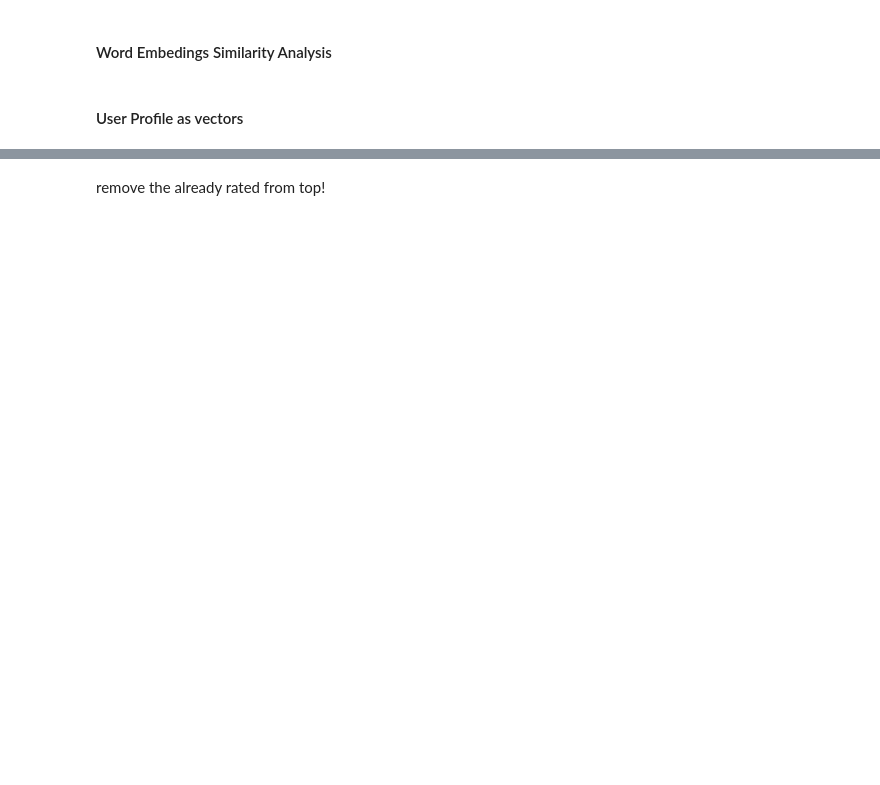
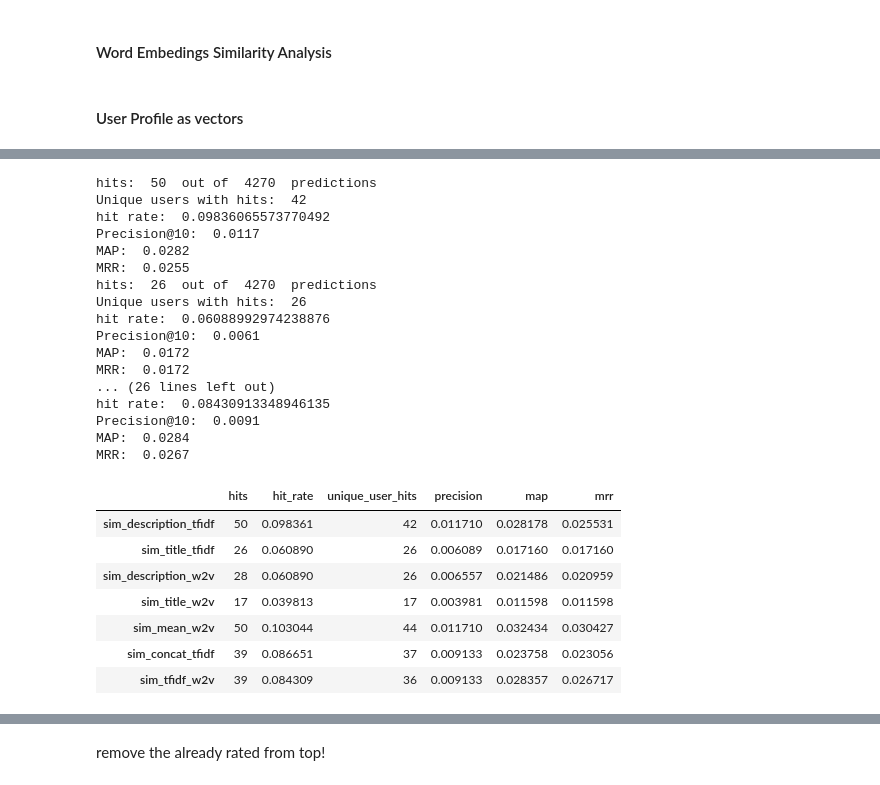
Before and after one commit to miriusz6/WRS_project, a Jupyter notebook: Project copy.ipynb, the cells around one changed output, grey strips where cells are left out. Drawn from its saved outputs; the diff is of its cells as text; code cells hidden in the pictures; blank space fills up the shorter version.

```diff
--- a/Project copy.ipynb
+++ b/Project copy.ipynb
@@ -698,7 +703,8 @@ def w2v_sum(doc,model):
             v += model[tok]
 
     if len(doc) > 0:
-        v = v/np.linalg.norm(v)
+        #v = v/np.linalg.norm(v)
+        v = v/len(doc)
     return v
 
 def w2v_doit(frame: pd.DataFrame, col_name: str, w2v_model, tokenizer = None):
@@ -725,12 +731,9 @@ def w2v_doit(frame: pd.DataFrame, col_name: str, w2v_model, tokenizer = None):
     df_w2v.columns = [col_name+'_w2v_sum']
 
     # Compute cosine similarity matrix
-    #sim_matrix_w2v_descr = cosine_matrix(df_w2v[col_name+'_w2v_sum'])
-
     ret = {
         'tokenizer': tokenizer,
         'df_w2v': df_w2v,
         'embedding_size': df_w2v.iloc[0].values[0].shape[0],
-        #'sim_matrix': sim_matrix_w2v_descr
     }
     return ret
@@ -949,0 +907,67 @@ Item:  B0756P1DV8  Rating:  3.0  Similarity:  -0.03935548573287093
+# %%
+def calc_user_item_metrics(user_item_sim:pd.DataFrame,test_bin, all_users_tst):
+    embedding_types = user_item_sim.columns
+    user_item_sim = user_item_sim.copy()
+    user_item_sim.reset_index(inplace=True)
+    user_item_sim.set_index('user_id', inplace=True)
+    user_item_sim = user_item_sim.loc[all_users_tst]
+    results = []
+    for col in embedding_types:
+
+        # sort by column values
+
+        # SMTH NEW !
+        avrg_sim_description_tfidf =    0.306943
+        avrg_sim_title_tfidf =          0.354016
+        avrg_sim_description_w2v =      0.675681
+        avrg_sim_title_w2v =            0.735875
+        avrg_sim_mean_w2v =             0.795080
+        avrg_sim_concat_tfidf =         0.310478
+        avrg_sim_tfidf_w2v =            0.318619
+
+        user_item_sim['sim_description_tfidf'] = user_item_sim['sim_description_tfidf'].apply(lambda x: avrg_sim_description_tfidf - (x - avrg_sim_description_tfidf) if x > avrg_sim_description_tfidf else x)
+        user_item_sim['sim_title_tfidf'] = user_item_sim['sim_title_tfidf'].apply(lambda x: avrg_sim_title_tfidf - (x - avrg_sim_title_tfidf) if x > avrg_sim_title_tfidf else x)
+        user_item_sim['sim_description_w2v'] = user_item_sim['sim_description_w2v'].apply(lambda x: avrg_sim_description_w2v - (x - avrg_sim_description_w2v) if x > avrg_sim_description_w2v else x)
+        user_item_sim['sim_title_w2v'] = user_item_sim['sim_title_w2v'].apply(lambda x: avrg_sim_title_w2v - (x - avrg_sim_title_w2v) if x > avrg_sim_title_w2v else x)
+        user_item_sim['sim_mean_w2v'] = user_item_sim['sim_mean_w2v'].apply(lambda x: avrg_sim_mean_w2v - (x - avrg_sim_mean_w2v) if x > avrg_sim_mean_w2v else x)
+        user_item_sim['sim_concat_tfidf'] = user_item_sim['sim_concat_tfidf'].apply(lambda x: avrg_sim_concat_tfidf - (x - avrg_sim_concat_tfidf) if x > avrg_sim_concat_tfidf else x)
+        user_item_sim['sim_tfidf_w2v'] = user_item_sim['sim_tfidf_w2v'].apply(lambda x: avrg_sim_tfidf_w2v - (x - avrg_sim_tfidf_w2v) if x > avrg_sim_tfidf_w2v else x)
+
+        seris = user_item_sim.sort_values(by=['user_id',col], ascending=[True, False])['item_id']
+        #seris = user_item_sim['item_id']
+        top10s = []
+        for u in all_users_tst:
+            top10s.append(seris.loc[u].head(10))
+        top10s = pd.concat(top10s)
+        result = calc_metrics(pd.DataFrame(top10s), test_bin, all_users_tst)
+        results.append(result)
+    return pd.DataFrame(results, index=embedding_types)
+
+rets = calc_user_item_metrics(df_user_item_sim, df_t_bin, all_users_tst)
+rets
+# %% [output]
+hits:  50  out of  4270  predictions
+Unique users with hits:  42
+hit rate:  0.09836065573770492
+Precision@10:  0.0117
+MAP:  0.0282
+MRR:  0.0255
+hits:  26  out of  4270  predictions
+Unique users with hits:  26
+hit rate:  0.06088992974238876
+Precision@10:  0.0061
+MAP:  0.0172
+MRR:  0.0172
+... (26 lines left out)
+hit rate:  0.08430913348946135
+Precision@10:  0.0091
+MAP:  0.0284
+MRR:  0.0267
+|  | hits | hit_rate | unique_user_hits | precision | map | mrr |
+| sim_description_tfidf | 50 | 0.098361 | 42 | 0.011710 | 0.028178 | 0.025531 |
+| sim_title_tfidf | 26 | 0.060890 | 26 | 0.006089 | 0.017160 | 0.017160 |
+| sim_description_w2v | 28 | 0.060890 | 26 | 0.006557 | 0.021486 | 0.020959 |
+| sim_title_w2v | 17 | 0.039813 | 17 | 0.003981 | 0.011598 | 0.011598 |
+| sim_mean_w2v | 50 | 0.103044 | 44 | 0.011710 | 0.032434 | 0.030427 |
+| sim_concat_tfidf | 39 | 0.086651 | 37 | 0.009133 | 0.023758 | 0.023056 |
+| sim_tfidf_w2v | 39 | 0.084309 | 36 | 0.009133 | 0.028357 | 0.026717 |
```
Also changed, not shown: parts of 24 cells of this notebook, 1 other file.
